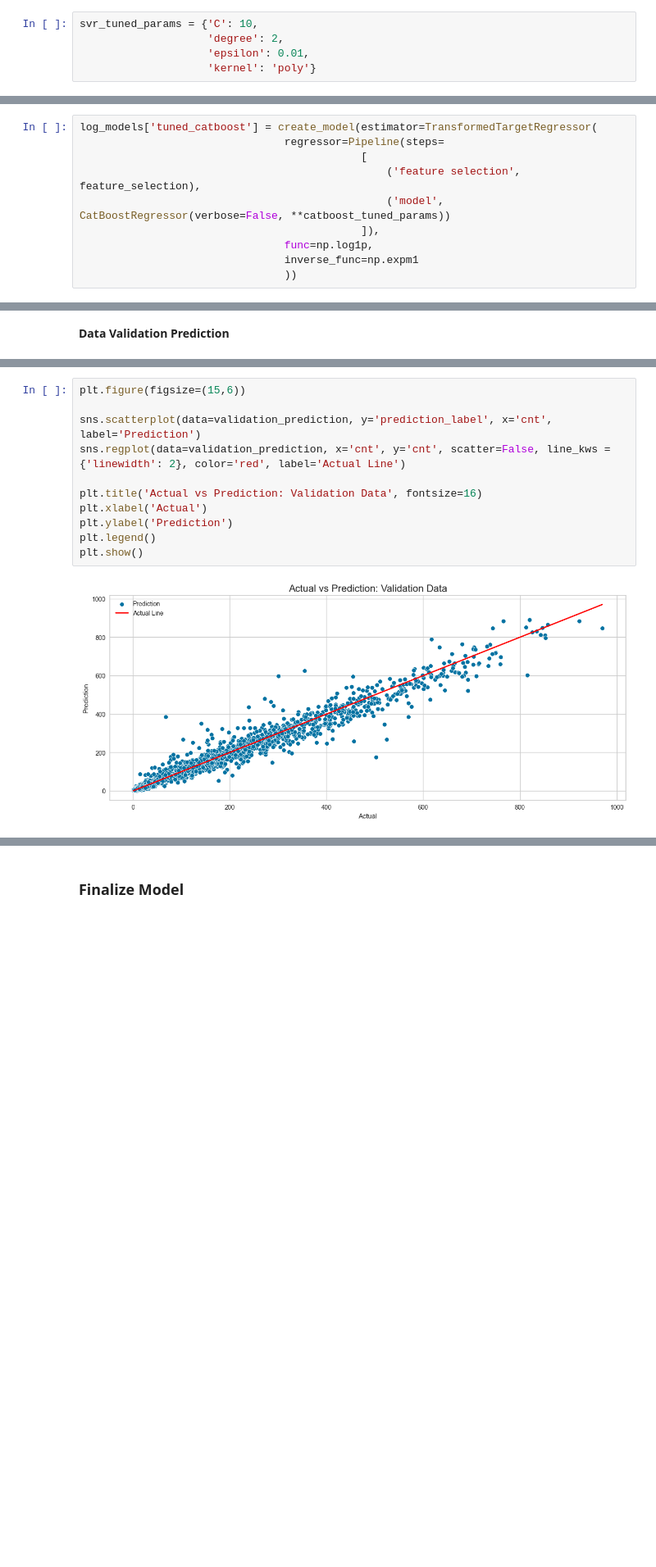
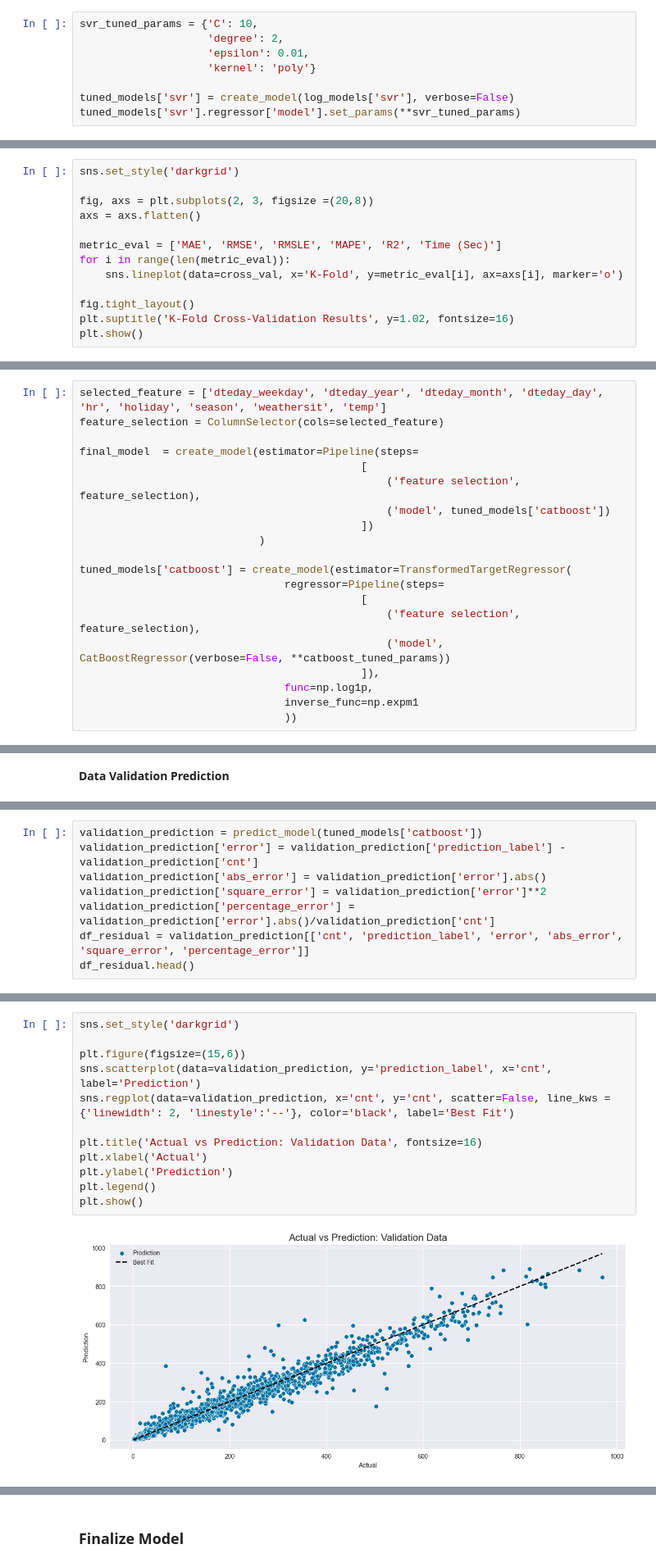
Before and after one commit to muharismrgn/Bike-Sharing-Demand-Prediction, a Jupyter notebook: notebook/Capstone 3.ipynb, the cells around one changed output, grey strips where cells are left out. Shown at 82% size. Drawn from its saved outputs; the diff is of its cells as text; blank space fills up the shorter version.

```diff
--- a/notebook/Capstone 3.ipynb
+++ b/notebook/Capstone 3.ipynb
@@ -1360,3 +1378,6 @@ svr_tuned_params = {'C': 10,
                     'degree': 2,
                     'epsilon': 0.01,
                     'kernel': 'poly'}
+
+tuned_models['svr'] = create_model(log_models['svr'], verbose=False)
+tuned_models['svr'].regressor['model'].set_params(**svr_tuned_params)
@@ -1462,0 +1539,13 @@ Based on this analysis, CatBoost Regressor may be the best choice because it pro
+# %%
+sns.set_style('darkgrid')
+
+fig, axs = plt.subplots(2, 3, figsize =(20,8))
+axs = axs.flatten()
+
+metric_eval = ['MAE', 'RMSE', 'RMSLE', 'MAPE', 'R2', 'Time (Sec)']
+for i in range(len(metric_eval)):
+    sns.lineplot(data=cross_val, x='K-Fold', y=metric_eval[i], ax=axs[i], marker='o')
+
+fig.tight_layout()
+plt.suptitle('K-Fold Cross-Validation Results', y=1.02, fontsize=16)
+plt.show()
@@ -1541,5 +1631,15 @@ feature_selection = ColumnTransformer(
 # %%
-log_models['tuned_catboost'] = create_model(estimator=TransformedTargetRegressor(
+selected_feature = ['dteday_weekday', 'dteday_year', 'dteday_month', 'dteday_day', 'hr', 'holiday', 'season', 'weathersit', 'temp']
+feature_selection = ColumnSelector(cols=selected_feature)
+
+final_model  = create_model(estimator=Pipeline(steps=
+                                            [
+                                                ('feature selection', feature_selection),
+                                                ('model', tuned_models['catboost'])
+                                            ])
+                            )
+
+tuned_models['catboost'] = create_model(estimator=TransformedTargetRegressor(
                                 regressor=Pipeline(steps=
                                             [
                                                 ('feature selection', feature_selection),
@@ -1715,0 +1757,8 @@ validation_prediction = predict_model(final_model)
+# %%
+validation_prediction = predict_model(tuned_models['catboost'])
+validation_prediction['error'] = validation_prediction['prediction_label'] - validation_prediction['cnt']
+validation_prediction['abs_error'] = validation_prediction['error'].abs()
+validation_prediction['square_error'] = validation_prediction['error']**2
+validation_prediction['percentage_error'] = validation_prediction['error'].abs()/validation_prediction['cnt']
+df_residual = validation_prediction[['cnt', 'prediction_label', 'error', 'abs_error', 'square_error', 'percentage_error']]
+df_residual.head()
@@ -1731,16 +1778,17 @@ validation_prediction.head()
 # %%
+sns.set_style('darkgrid')
+
 plt.figure(figsize=(15,6))
-
 sns.scatterplot(data=validation_prediction, y='prediction_label', x='cnt', label='Prediction')
-sns.regplot(data=validation_prediction, x='cnt', y='cnt', scatter=False, line_kws = {'linewidth': 2}, color='red', label='Actual Line')
+sns.regplot(data=validation_prediction, x='cnt', y='cnt', scatter=False, line_kws = {'linewidth': 2, 'linestyle':'--'}, color='black', label='Best Fit')
 
 plt.title('Actual vs Prediction: Validation Data', fontsize=16)
 plt.xlabel('Actual')
 plt.ylabel('Prediction')
 plt.legend()
 plt.show()
 # %% [output]
-[figure, old version]
+[figure, new version]
 # %% [markdown]
 `Insight`
 
```
Also changed, not shown: parts of 96 cells of this notebook.
